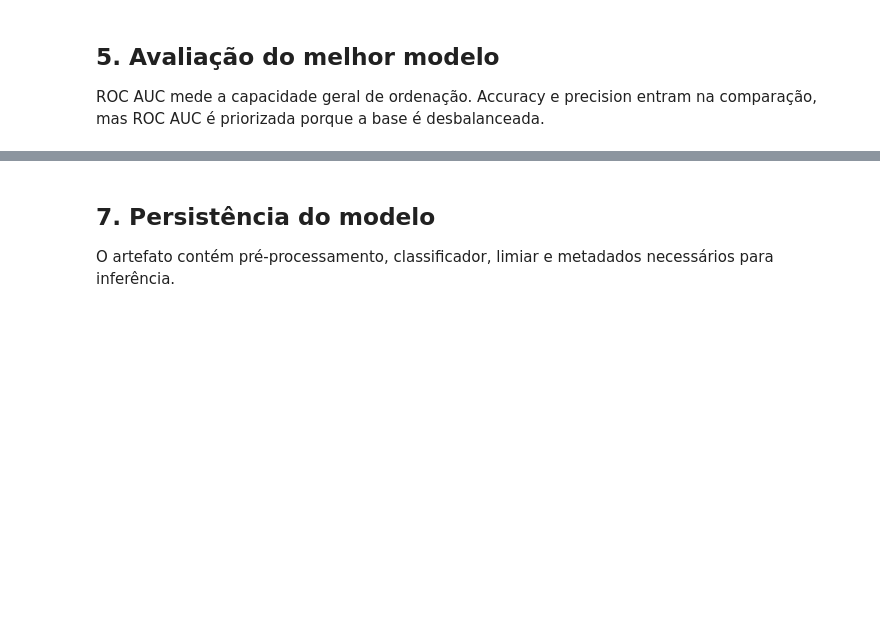
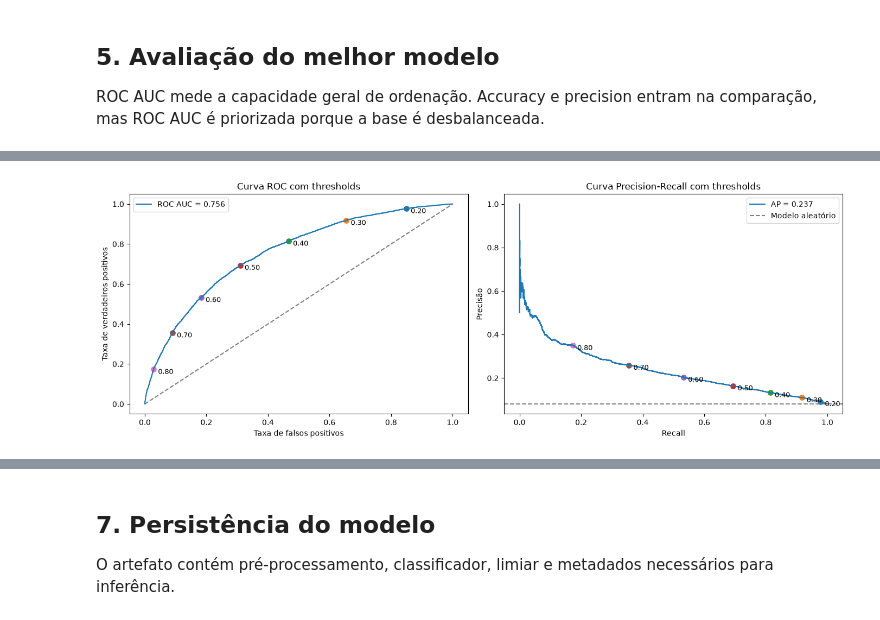
Before and after one commit to romuloarrivabene/ProjetoFinalPosFIA, a Jupyter notebook: data-platform/DataPipeline/model_training_abt.ipynb, the cells around one changed output, grey strips where cells are left out. Drawn from its saved outputs; the diff is of its cells as text; code cells hidden in the pictures; blank space fills up the shorter version.

```diff
--- a/data-platform/DataPipeline/model_training_abt.ipynb
+++ b/data-platform/DataPipeline/model_training_abt.ipynb
@@ -43,8 +47,11 @@ from sklearn.metrics import (
     accuracy_score,
     average_precision_score,
     classification_report,
+    confusion_matrix,
+    f1_score,
     precision_score,
     precision_recall_curve,
+    recall_score,
     roc_auc_score,
     roc_curve,
 )
@@ -55,19 +62,23 @@ from sklearn.tree import DecisionTreeClassifier
 
 RANDOM_STATE = 42
 TEST_SIZE = 0.20
-DECISION_THRESHOLD = 0.50
+#DECISION_THRESHOLD = 0.50
+DECISION_THRESHOLDS = [0.30, 0.35, 0.40, 0.50, 0.60, 0.65, 0.70]
 CV_FOLDS = 5
 # %% [markdown]
 ## 1. Carregamento da ABT
 
 A busca funciona ao executar o notebook pela pasta `Model`, por `data-platform` ou pela raiz do repositório.
 # %%
-project_root = Path.home() / "Desktop/ProjetoFinalIA_Andre/ProjetoFinalPosFIA"
+project_root = Path.home() / ""
 csv_candidates = [
-    project_root / "data-platform/Dados/abt.csv",
-    Path("../Dados/abt.csv"),
-    Path("Dados/abt.csv"),
-    Path("data-platform/Dados/abt.csv"),
+    # project_root / "data-platform/DataPipeline/abt.csv",
+    project_root / "work/abt.csv",
+    Path("../DataPipeline/abt.csv"),
+    Path("DataPipeline/abt.csv"),
+    Path("data-platform/DataPipeline/abt.csv"),
+    Path("data-platform/DataPipeline/abt.csv"),
+    Path("home/jovyan/work/abt.csv"),
 ]
 
 ABT_PATH = None
@@ -240,16 +285,56 @@ plt.show()
 # %%
-fpr, tpr, _ = roc_curve(y_test, y_probability)
-precision, recall, _ = precision_recall_curve(y_test, y_probability)
+from sklearn.metrics import roc_curve, precision_recall_curve
 
-fig, axes = plt.subplots(1, 2, figsize=(13, 5))
+fpr, tpr, roc_thresholds = roc_curve(y_test, y_probability)
+precision, recall, pr_thresholds = precision_recall_curve(y_test, y_probability)
+
+threshold_marks = DECISION_THRESHOLDS
+
+fig, axes = plt.subplots(1, 2, figsize=(14, 5))
+
 axes[0].plot(fpr, tpr, label=f"ROC AUC = {roc_auc:.3f}")
 axes[0].plot([0, 1], [0, 1], "--", color="gray")
-axes[0].set(title="Curva ROC", xlabel="Taxa de falsos positivos", ylabel="Taxa de verdadeiros positivos")
+
+for threshold in threshold_marks:
+    idx = np.argmin(np.abs(roc_thresholds - threshold))
+    axes[0].scatter(fpr[idx], tpr[idx], s=45)
+    axes[0].annotate(
+        f"{threshold:.2f}",
+        (fpr[idx], tpr[idx]),
+        textcoords="offset points",
+        xytext=(6, -6),
+        fontsize=9,
+    )
+
+axes[0].set(
+    title="Curva ROC com thresholds",
+    xlabel="Taxa de falsos positivos",
+    ylabel="Taxa de verdadeiros positivos",
+)
 axes[0].legend()
 
 axes[1].plot(recall, precision, label=f"AP = {average_precision:.3f}")
 axes[1].axhline(y_test.mean(), linestyle="--", color="gray", label="Modelo aleatório")
-axes[1].set(title="Curva Precision-Recall", xlabel="Recall", ylabel="Precisão")
+
+for threshold in threshold_marks:
+    idx = np.argmin(np.abs(pr_thresholds - threshold))
+    axes[1].scatter(recall[idx], precision[idx], s=45)
+    axes[1].annotate(
+        f"{threshold:.2f}",
+        (recall[idx], precision[idx]),
+        textcoords="offset points",
+        xytext=(6, -6),
+        fontsize=9,
+    )
+
+axes[1].set(
+    title="Curva Precision-Recall com thresholds",
+    xlabel="Recall",
+    ylabel="Precisão",
+)
 axes[1].legend()
+
 plt.tight_layout()
 plt.show()
+# %% [output]
+[figure, added]
```
Also changed, not shown: parts of 38 cells of this notebook, 5 other files.
